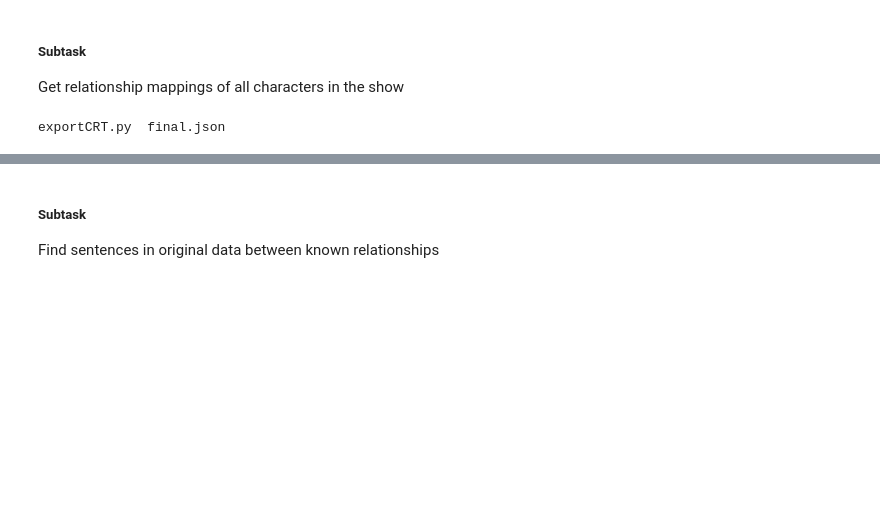
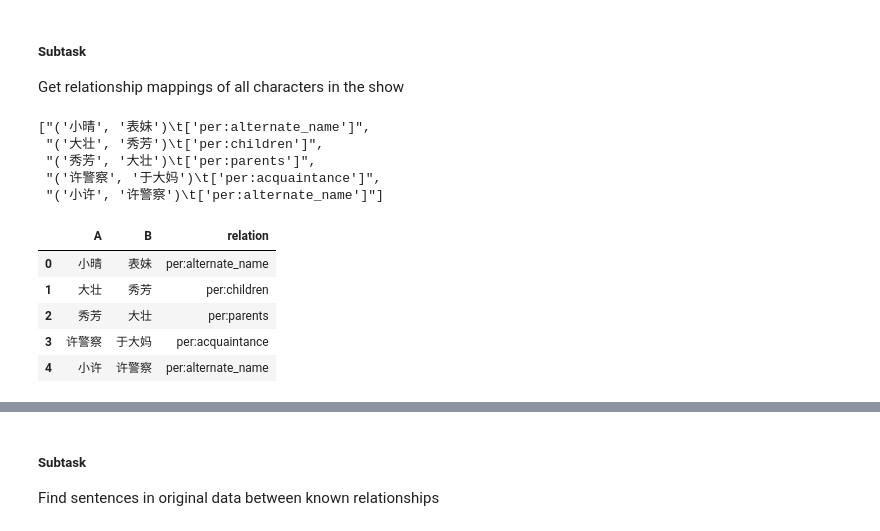
Before and after one commit to elyeb/dialog_formality, a Jupyter notebook: corpora_explore_messy.ipynb, the cells around one changed output, grey strips where cells are left out. Saved outputs shown, nothing was run; the diff lists cells and outputs as text; code cells hidden in the pictures; blank space fills up the shorter version.

```diff
--- a/corpora_explore_messy.ipynb
+++ b/corpora_explore_messy.ipynb
@@ -880,6 +880,35 @@ The original transcripts might provide more available data than the final. It sh
 ##### Subtask
 Get relationship mappings of all characters in the show
 # %%
-../CRECIL/Orginal_data/relation/relation.txt
+with open('../CRECIL/Orginal_data/relation/relation.txt','r') as infile:
+    relations_txt = infile.read()
+relations_txt.split('\n')[0:5]
 # %% [output]
-exportCRT.py  final.json
+["('小晴', '表妹')\t['per:alternate_name']",
+ "('大壮', '秀芳')\t['per:children']",
+ "('秀芳', '大壮')\t['per:parents']",
+ "('许警察', '于大妈')\t['per:acquaintance']",
+ "('小许', '许警察')\t['per:alternate_name']"]
+# %%
+#Put into pandas format. Remember that the relation is A is stated relation (e.g. parent) of B
+#test = "('小晴', '表妹')\t['per:alternate_name']"
+#re.findall("'.*?'",test)[2]
+
+A = []
+B = []
+relations = []
+pattern = re.compile("'.*?'")
+for line in relations_txt.split('\n'):
+    if len(line)>0:
+        A.append(pattern.findall(line)[0].replace("'",""))
+        B.append(pattern.findall(line)[1].replace("'",""))
+        relations.append(pattern.findall(line)[2].replace("'",""))
+all_relations = pd.DataFrame(list(zip(A,B,relations)),columns = ['A','B','relation'])
+all_relations.head()
+# %% [output]
+|  | A | B | relation |
+| 0 | 小晴 | 表妹 | per:alternate_name |
+| 1 | 大壮 | 秀芳 | per:children |
+| 2 | 秀芳 | 大壮 | per:parents |
+| 3 | 许警察 | 于大妈 | per:acquaintance |
+| 4 | 小许 | 许警察 | per:alternate_name |
```
Also changed, not shown: parts of 8 cells of this notebook.
